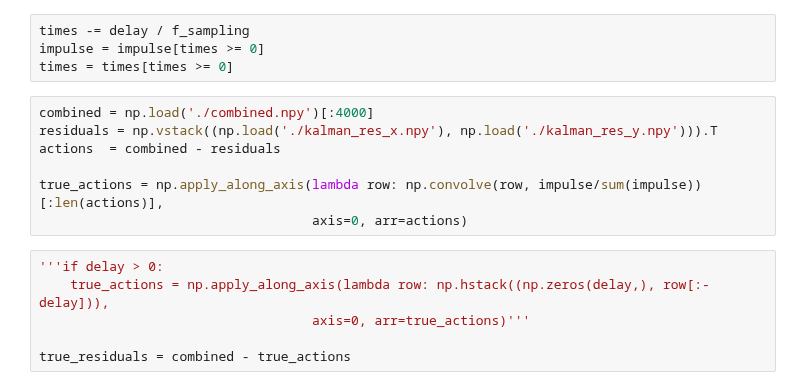
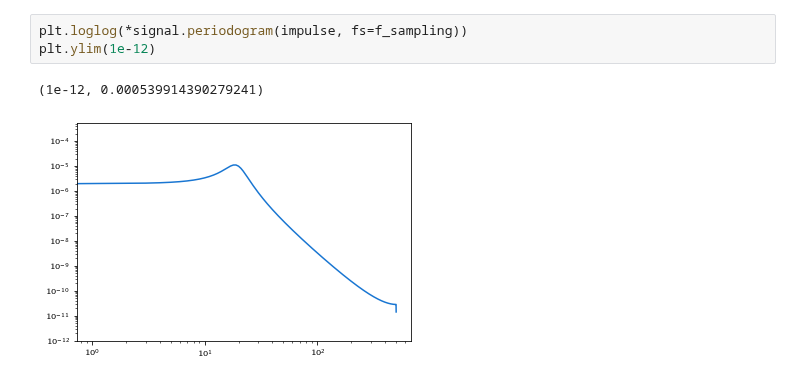
Before and after one commit to aditya-sengupta/tip-tilt-control, a Jupyter notebook: control/dev/control-response.ipynb, the cells around one changed output. Drawn from its saved outputs; the diff is of its cells as text.

```diff
--- a/control/dev/control-response.ipynb
+++ b/control/dev/control-response.ipynb
@@ -29,17 +31,6 @@ plt.plot(times, impulse)
-# %%
-times -= delay / f_sampling
-impulse = impulse[times >= 0]
-times = times[times >= 0]
-# %%
-combined = np.load('./combined.npy')[:4000]
-residuals = np.vstack((np.load('./kalman_res_x.npy'), np.load('./kalman_res_y.npy'))).T
-actions  = combined - residuals
-
-true_actions = np.apply_along_axis(lambda row: np.convolve(row, impulse/sum(impulse))[:len(actions)],
-                                   axis=0, arr=actions)
-# %%
-'''if delay > 0:
-    true_actions = np.apply_along_axis(lambda row: np.hstack((np.zeros(delay,), row[:-delay])),
-                                   axis=0, arr=true_actions)'''
-
-true_residuals = combined - true_actions
+# %%
+plt.loglog(*signal.periodogram(impulse, fs=f_sampling))
+plt.ylim(1e-12)
+# %% [output]
+(1e-12, 0.000539914390279241)
+[figure, added]
```
Also changed, not shown: parts of 15 cells of this notebook, 3 other files.
